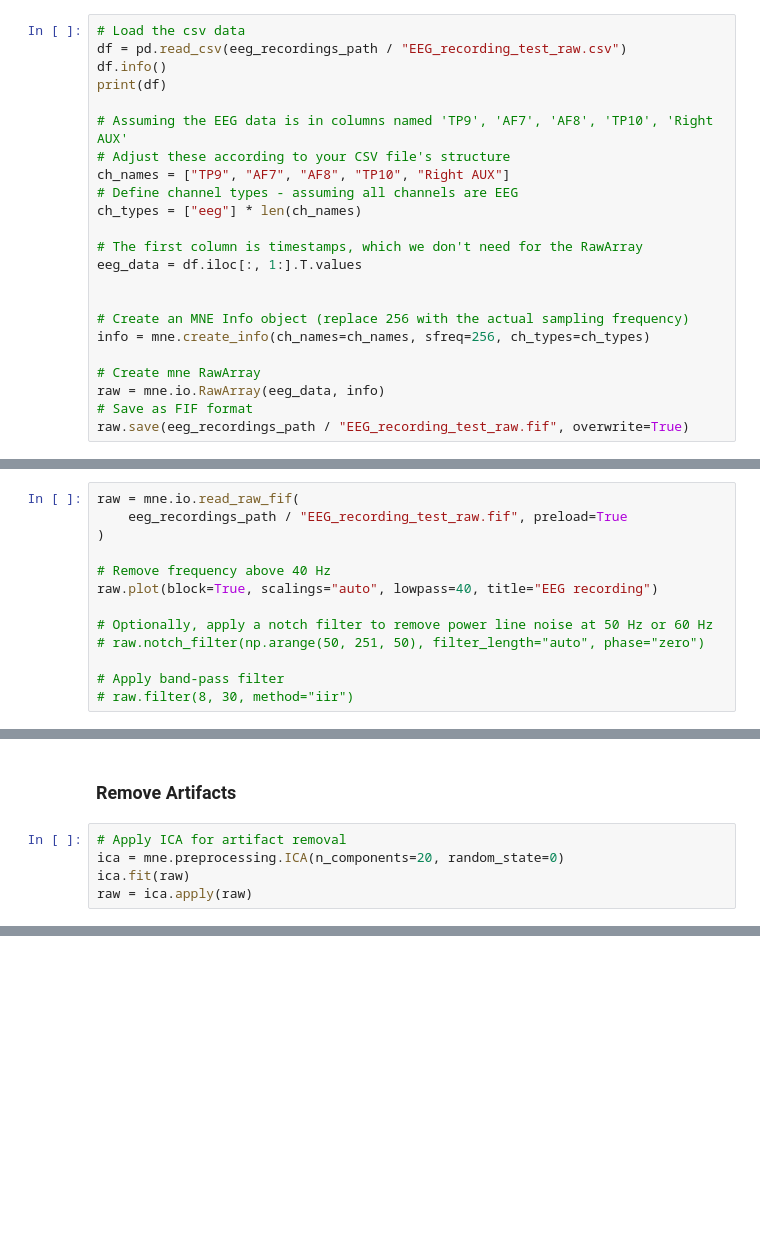
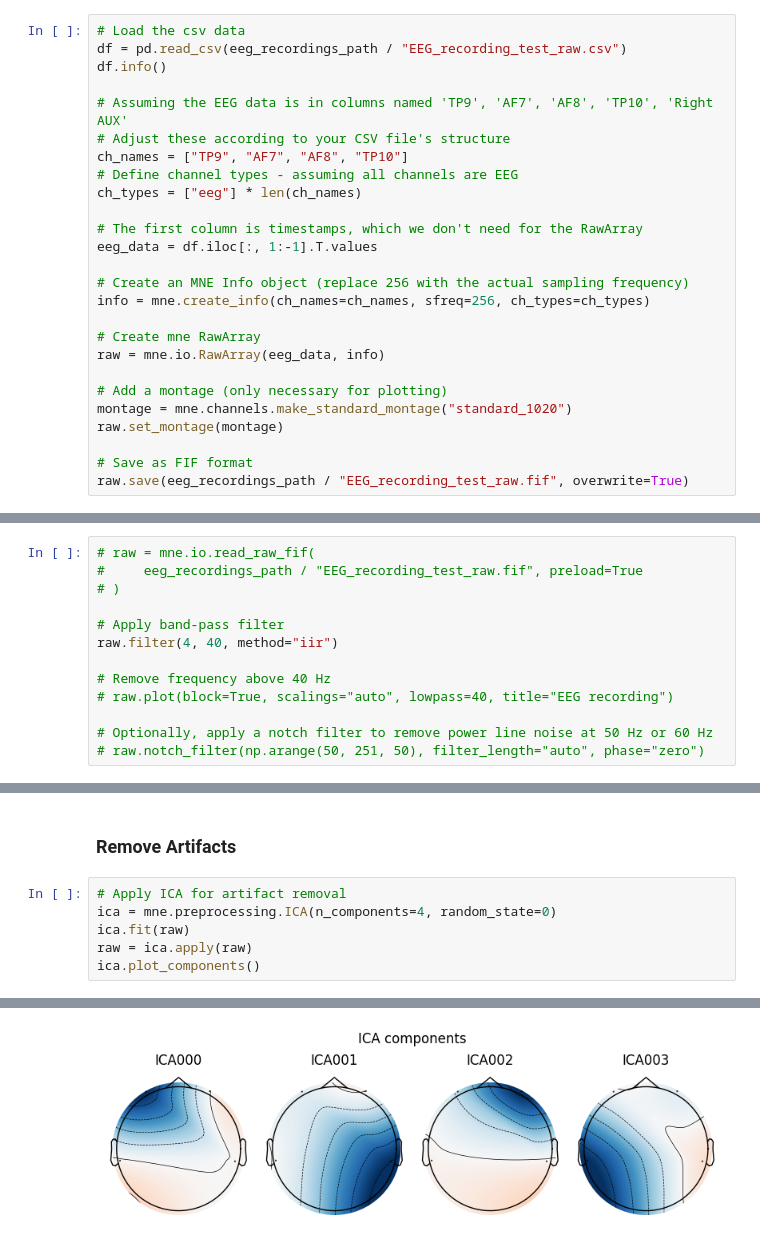
Before and after one commit to CognitiveControlLab/neuro-clash, a Jupyter notebook: neuro_ai/experiments/explorations.ipynb, the cells around one changed output, grey strips where cells are left out. Drawn from its saved outputs; the diff is of its cells as text; blank space fills up the shorter version.

Commit message:
Adjust preprocessing

```diff
--- a/neuro_ai/experiments/explorations.ipynb
+++ b/neuro_ai/experiments/explorations.ipynb
@@ -25,23 +25,26 @@ print(eeg_recordings_path)
 # Load the csv data
 df = pd.read_csv(eeg_recordings_path / "EEG_recording_test_raw.csv")
 df.info()
-print(df)
 
 # Assuming the EEG data is in columns named 'TP9', 'AF7', 'AF8', 'TP10', 'Right AUX'
 # Adjust these according to your CSV file's structure
-ch_names = ["TP9", "AF7", "AF8", "TP10", "Right AUX"]
+ch_names = ["TP9", "AF7", "AF8", "TP10"]
 # Define channel types - assuming all channels are EEG
 ch_types = ["eeg"] * len(ch_names)
 
 # The first column is timestamps, which we don't need for the RawArray
-eeg_data = df.iloc[:, 1:].T.values
-
+eeg_data = df.iloc[:, 1:-1].T.values
 
 # Create an MNE Info object (replace 256 with the actual sampling frequency)
 info = mne.create_info(ch_names=ch_names, sfreq=256, ch_types=ch_types)
 
 # Create mne RawArray
 raw = mne.io.RawArray(eeg_data, info)
+
+# Add a montage (only necessary for plotting)
+montage = mne.channels.make_standard_montage("standard_1020")
+raw.set_montage(montage)
+
 # Save as FIF format
 raw.save(eeg_recordings_path / "EEG_recording_test_raw.fif", overwrite=True)
 # %% [output]
@@ -65,16 +71,16 @@ Closing /Users/anthonyricher/apps/neuro-clash/neuro_ai/eeg_recordings/EEG_record
 # %% [markdown]
 ### Filtering
 # %%
-raw = mne.io.read_raw_fif(
-    eeg_recordings_path / "EEG_recording_test_raw.fif", preload=True
-)
+# raw = mne.io.read_raw_fif(
+#     eeg_recordings_path / "EEG_recording_test_raw.fif", preload=True
+# )
+
+# Apply band-pass filter
+raw.filter(4, 40, method="iir")
 
 # Remove frequency above 40 Hz
-raw.plot(block=True, scalings="auto", lowpass=40, title="EEG recording")
+# raw.plot(block=True, scalings="auto", lowpass=40, title="EEG recording")
 
 # Optionally, apply a notch filter to remove power line noise at 50 Hz or 60 Hz
 # raw.notch_filter(np.arange(50, 251, 50), filter_length="auto", phase="zero")
-
-# Apply band-pass filter
-# raw.filter(8, 30, method="iir")
 # %% [output]
@@ -90,6 +111,8 @@ Using matplotlib as 2D backend.
 ### Remove Artifacts
 # %%
 # Apply ICA for artifact removal
-ica = mne.preprocessing.ICA(n_components=20, random_state=0)
+ica = mne.preprocessing.ICA(n_components=4, random_state=0)
 ica.fit(raw)
 raw = ica.apply(raw)
+ica.plot_components()
+# %% [output]
@@ -95,0 +126 @@ raw = ica.apply(raw)
+[figure, added]
```
Also changed, not shown: parts of 7 cells of this notebook, 2 other files.
